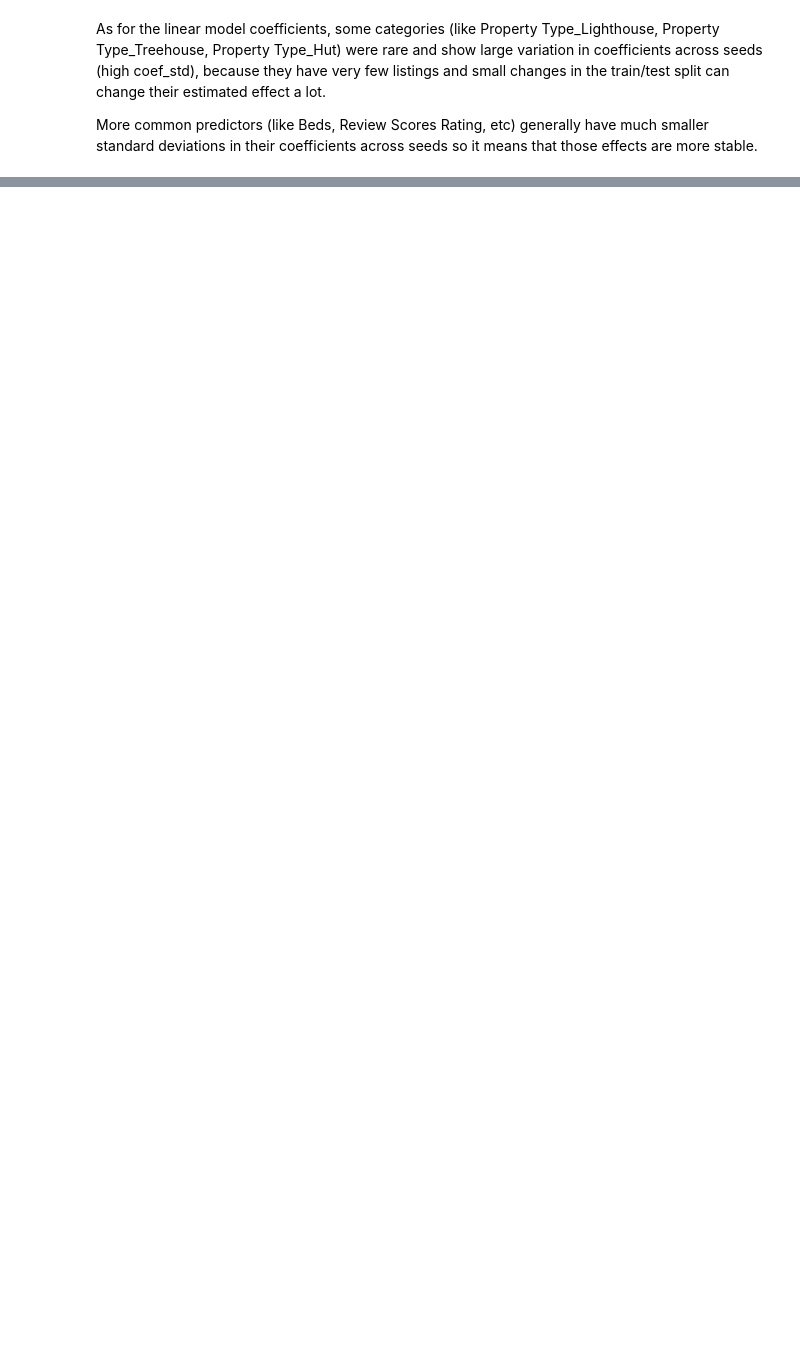
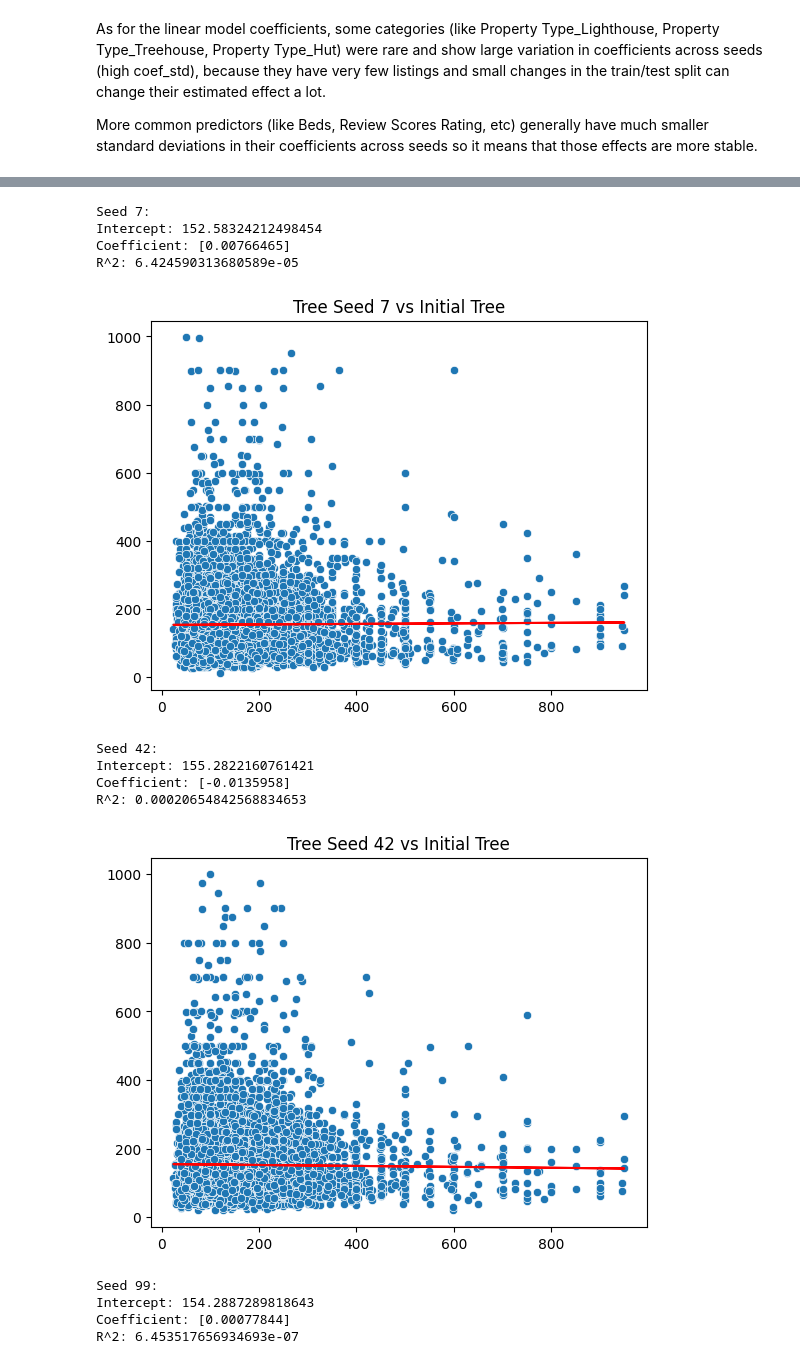
Before and after one commit to emilyzyzhou/lab_tree_stability, a Jupyter notebook: lab_notebook.ipynb, the cells around one changed output, grey strips where cells are left out. Cells and saved outputs as stored; diff of their text form; code cells hidden in the pictures; blank space fills up the shorter version.

```diff
--- a/lab_notebook.ipynb
+++ b/lab_notebook.ipynb
@@ -197,0 +311,28 @@ More common predictors (like Beds, Review Scores Rating, etc) generally have muc
+# %%
+for key, preds in predictions.items():
+    seed, model_type = key
+    if model_type == "tree":
+        sns.scatterplot(x=initial_tree, y=preds)
+        model = LinearRegression().fit(initial_tree.reshape(-1, 1), preds)
+        print(f"Seed {seed}:")
+        print(f"Intercept: {model.intercept_}")
+        print(f"Coefficient: {model.coef_}")
+        print(f"R^2: {model.score(initial_tree.reshape(-1, 1), preds)}")
+        plt.title(f"Tree Seed {seed} vs Initial Tree")
+        plt.plot(initial_tree, model.predict(initial_tree.reshape(-1, 1)), color='red')
+        plt.show()
+# %% [output]
+Seed 7:
+Intercept: 152.58324212498454
+Coefficient: [0.00766465]
+R^2: 6.424590313680589e-05
+[figure, added]
+Seed 42:
+Intercept: 155.2822160761421
+Coefficient: [-0.0135958]
+R^2: 0.00020654842568834653
+[figure, added]
+Seed 99:
+Intercept: 154.2887289818643
+Coefficient: [0.00077844]
+R^2: 6.453517656934693e-07
```
Also changed, not shown: parts of 18 cells of this notebook, 1 other file.
